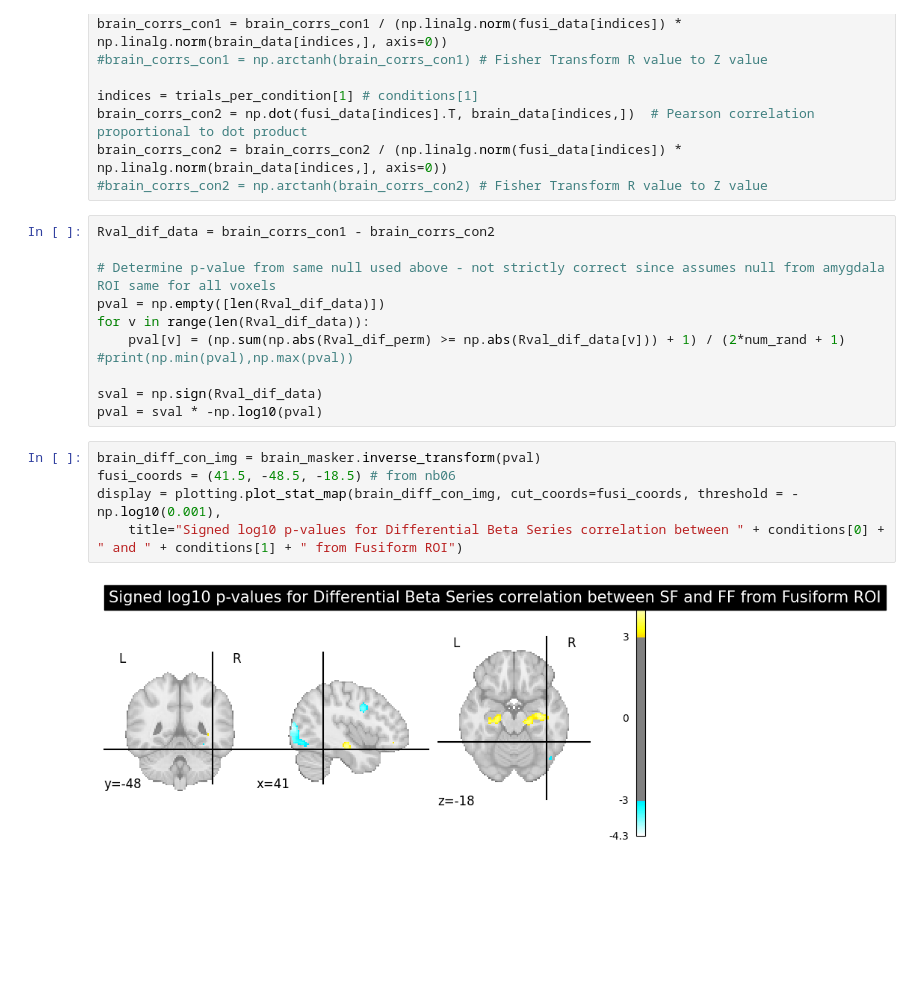
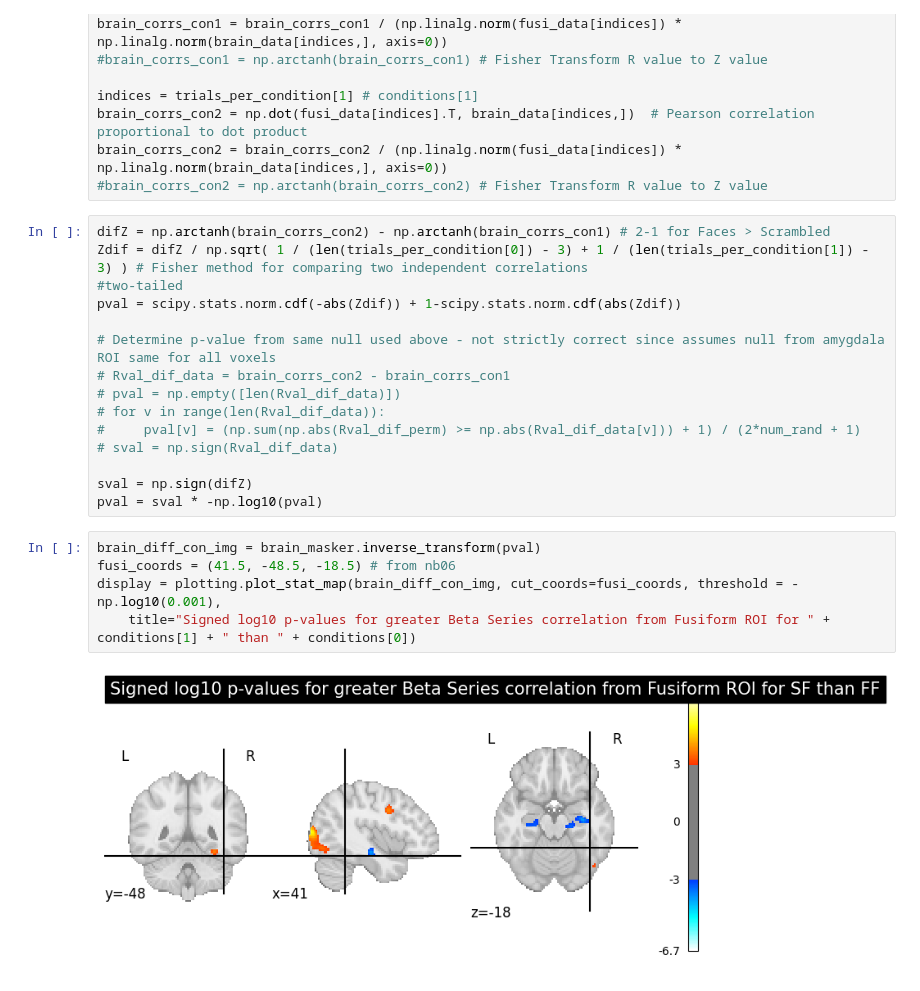
Before and after one commit to mabdelhack/ISN2025, a Jupyter notebook: Notebooks/nb09_fcon.ipynb, the cells around one changed output. Saved outputs shown, nothing was run; the diff lists cells and outputs as text; blank space fills up the shorter version.

```diff
--- a/Notebooks/nb09_fcon.ipynb
+++ b/Notebooks/nb09_fcon.ipynb
@@ -235,20 +235,24 @@ brain_corrs_con2 = np.dot(fusi_data[indices].T, brain_data[indices,])  # Pearson
 brain_corrs_con2 = brain_corrs_con2 / (np.linalg.norm(fusi_data[indices]) * np.linalg.norm(brain_data[indices,], axis=0))
 #brain_corrs_con2 = np.arctanh(brain_corrs_con2) # Fisher Transform R value to Z value
 # %%
-Rval_dif_data = brain_corrs_con1 - brain_corrs_con2
+difZ = np.arctanh(brain_corrs_con2) - np.arctanh(brain_corrs_con1) # 2-1 for Faces > Scrambled
+Zdif = difZ / np.sqrt( 1 / (len(trials_per_condition[0]) - 3) + 1 / (len(trials_per_condition[1]) - 3) ) # Fisher method for comparing two independent correlations
+#two-tailed
+pval = scipy.stats.norm.cdf(-abs(Zdif)) + 1-scipy.stats.norm.cdf(abs(Zdif))
 
 # Determine p-value from same null used above - not strictly correct since assumes null from amygdala ROI same for all voxels
-pval = np.empty([len(Rval_dif_data)])
-for v in range(len(Rval_dif_data)):
-    pval[v] = (np.sum(np.abs(Rval_dif_perm) >= np.abs(Rval_dif_data[v])) + 1) / (2*num_rand + 1)
-#print(np.min(pval),np.max(pval))
+# Rval_dif_data = brain_corrs_con2 - brain_corrs_con1
+# pval = np.empty([len(Rval_dif_data)])
+# for v in range(len(Rval_dif_data)):
+#     pval[v] = (np.sum(np.abs(Rval_dif_perm) >= np.abs(Rval_dif_data[v])) + 1) / (2*num_rand + 1)
+# sval = np.sign(Rval_dif_data)
 
-sval = np.sign(Rval_dif_data)
+sval = np.sign(difZ)
 pval = sval * -np.log10(pval)
 # %%
 brain_diff_con_img = brain_masker.inverse_transform(pval)
 fusi_coords = (41.5, -48.5, -18.5) # from nb06
 display = plotting.plot_stat_map(brain_diff_con_img, cut_coords=fusi_coords, threshold = -np.log10(0.001),
-    title="Signed log10 p-values for Differential Beta Series correlation between " + conditions[0] + " and " + conditions[1] + " from Fusiform ROI")
+    title="Signed log10 p-values for greater Beta Series correlation from Fusiform ROI for " + conditions[1] + " than " + conditions[0])
 # %% [output]
-[figure, old version]
+[figure, new version]
```
